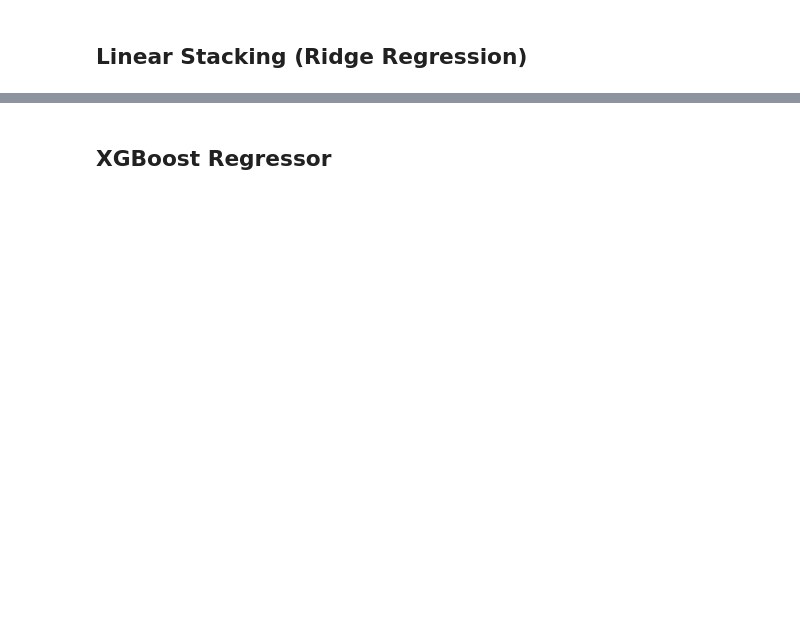
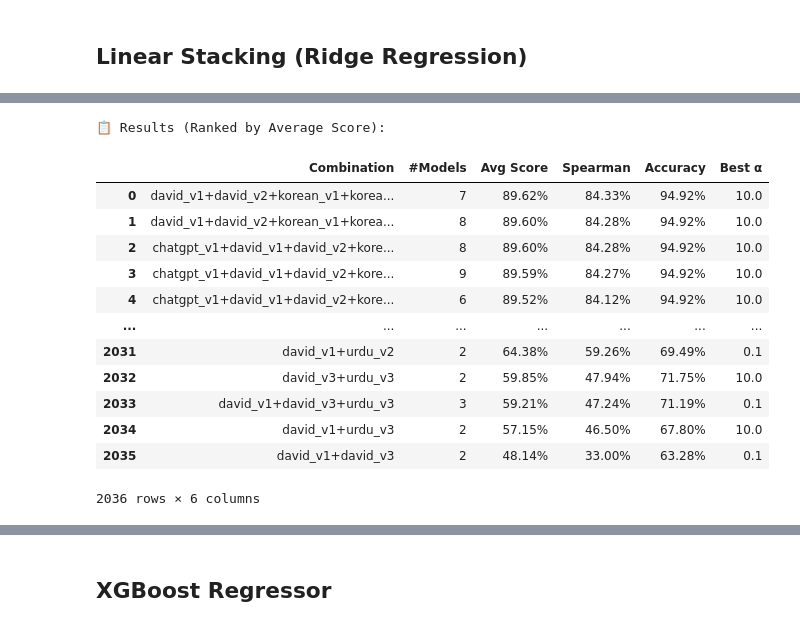
Before and after one commit to UAlberta-NLP/SemEval2026-WSP, a Jupyter notebook: ensemble/dev.ipynb, the cells around one changed output, grey strips where cells are left out. Saved outputs shown, nothing was run; the diff lists cells and outputs as text; code cells hidden in the pictures; blank space fills up the shorter version.

```diff
--- a/ensemble/dev.ipynb
+++ b/ensemble/dev.ipynb
@@ -485,0 +648,31 @@ Ridge (int)   - Spearman: 81.5111%, Accuracy: 84.7458%
+# %%
+combinations_to_compare = {}
+
+for size in range(2, len(all_systems) + 1):  # Start from 2 to skip single models
+    for combo in combinations(all_systems, size):
+        # Use shortened names for cleaner output
+        combo_name = '+'.join(combo)
+        combinations_to_compare[combo_name] = list(combo)
+
+summary = compare_all_combinations(
+    train_df,
+    test_df,
+    test_gold_labels,
+    combinations_to_compare,
+    alphas=[0.1, 1.0, 10.0]
+)
+# %% [output]
+📋 Results (Ranked by Average Score):
+|  | Combination | #Models | Avg Score | Spearman | Accuracy | Best α |
+| 0 | david_v1+david_v2+korean_v1+korea... | 7 | 89.62% | 84.33% | 94.92% | 10.0 |
+| 1 | david_v1+david_v2+korean_v1+korea... | 8 | 89.60% | 84.28% | 94.92% | 10.0 |
+| 2 | chatgpt_v1+david_v1+david_v2+kore... | 8 | 89.60% | 84.28% | 94.92% | 10.0 |
+| 3 | chatgpt_v1+david_v1+david_v2+kore... | 9 | 89.59% | 84.27% | 94.92% | 10.0 |
+| 4 | chatgpt_v1+david_v1+david_v2+kore... | 6 | 89.52% | 84.12% | 94.92% | 10.0 |
+| ... | ... | ... | ... | ... | ... | ... |
+| 2031 | david_v1+urdu_v2 | 2 | 64.38% | 59.26% | 69.49% | 0.1 |
+| 2032 | david_v3+urdu_v3 | 2 | 59.85% | 47.94% | 71.75% | 10.0 |
+| 2033 | david_v1+david_v3+urdu_v3 | 3 | 59.21% | 47.24% | 71.19% | 0.1 |
+| 2034 | david_v1+urdu_v3 | 2 | 57.15% | 46.50% | 67.80% | 10.0 |
+| 2035 | david_v1+david_v3 | 2 | 48.14% | 33.00% | 63.28% | 0.1 |
+2036 rows × 6 columns
```
Also changed, not shown: parts of 27 cells of this notebook, 14 other files.
